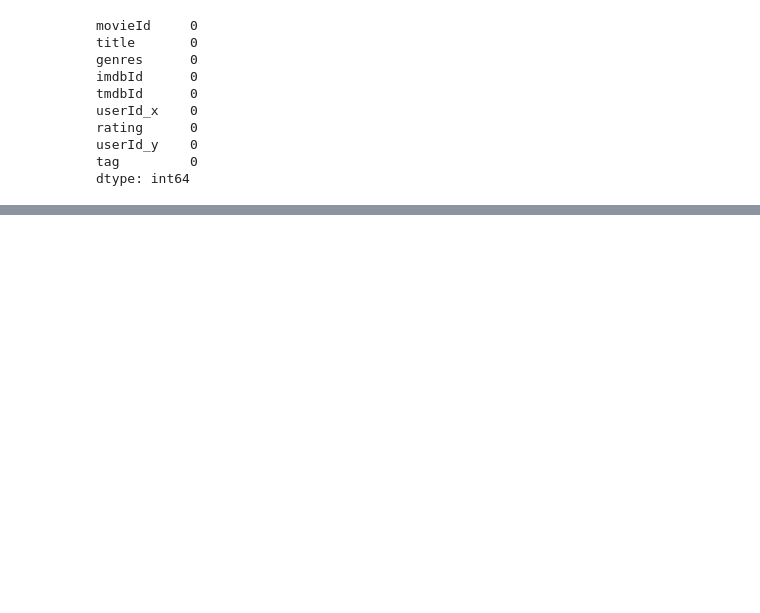
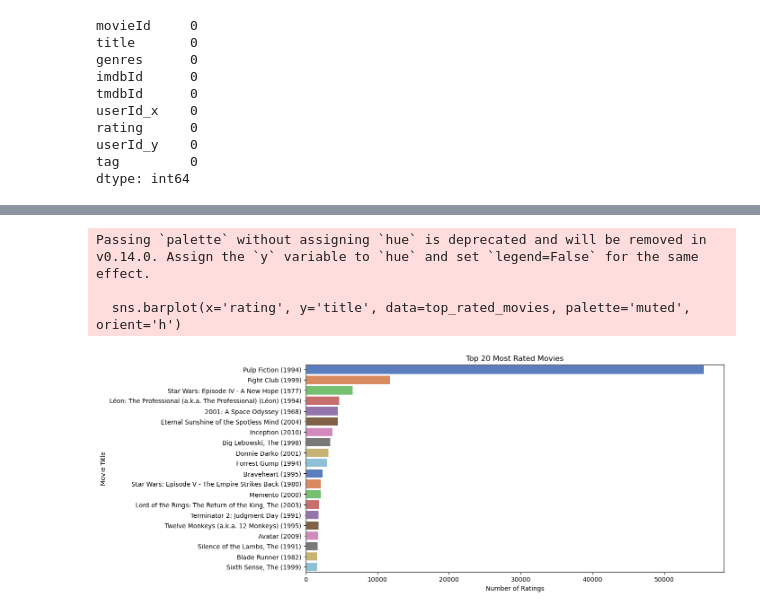
Before and after one commit to Perception-ui/phase_4, a Jupyter notebook: notebook (1).ipynb, the cells around one changed output, grey strips where cells are left out. Drawn from its saved outputs; the diff is of its cells as text; code cells hidden in the pictures; blank space fills up the shorter version.

Commit message:
Cleaning and EDA without documented notebook

```diff
--- a/notebook (1).ipynb
+++ b/notebook (1).ipynb
@@ -163,0 +229,17 @@ dtype: int64
+# %%
+# Calculate the top N most rated movies
+top_rated_movies = df.groupby('movieId')['rating'].count().sort_values(ascending=False).head(20)
+top_rated_movies = pd.merge(top_rated_movies, df[['movieId', 'title']], on='movieId', how='left')
+
+# Plot the bar chart
+plt.figure(figsize=(12, 6))
+sns.barplot(x='rating', y='title', data=top_rated_movies, palette='muted', orient='h')
+plt.title('Top 20 Most Rated Movies')
+plt.xlabel('Number of Ratings')
+plt.ylabel('Movie Title')
+plt.show()
+# %% [output]
+Passing `palette` without assigning `hue` is deprecated and will be removed in v0.14.0. Assign the `y` variable to `hue` and set `legend=False` for the same effect.
+
+  sns.barplot(x='rating', y='title', data=top_rated_movies, palette='muted', orient='h')
+[figure, added]
```
Also changed, not shown: parts of 8 cells of this notebook.
